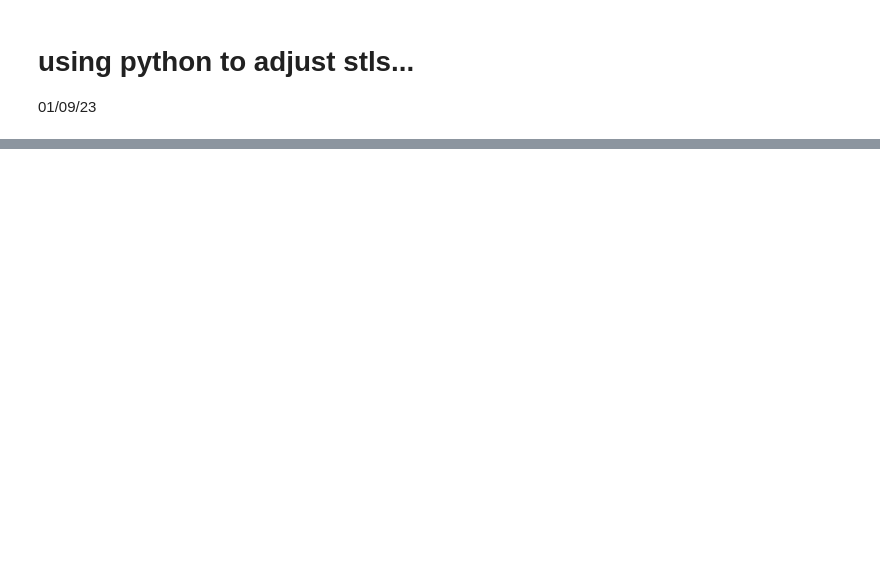
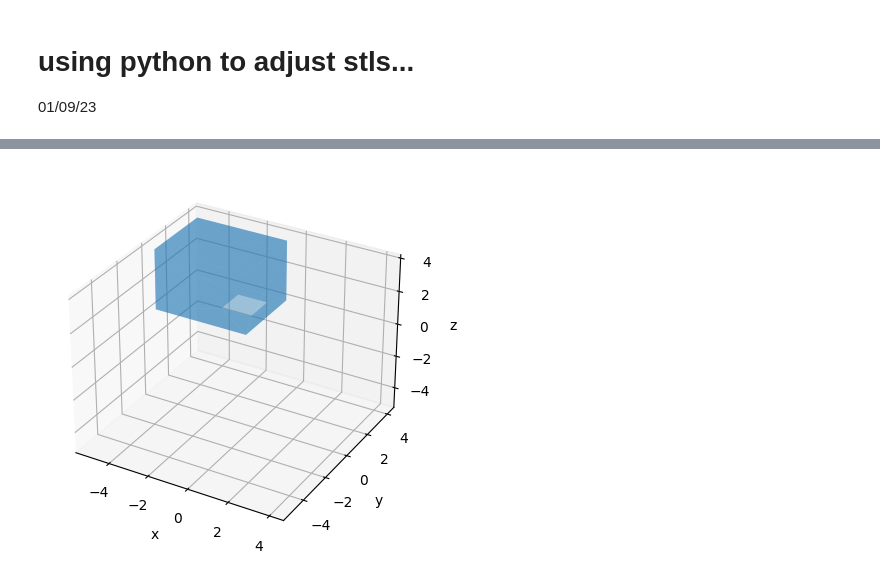
Before and after one commit to juliet29/openfoam2012_projects, a Jupyter notebook: _python_scripts/stl_adjust.ipynb, the cells around one changed output, grey strips where cells are left out. Saved outputs shown, nothing was run; the diff lists cells and outputs as text; code cells hidden in the pictures; blank space fills up the shorter version.

```diff
--- a/_python_scripts/stl_adjust.ipynb
+++ b/_python_scripts/stl_adjust.ipynb
@@ -26,0 +43,5 @@ pyplot.show()
+# %%
+m1.rotate([0, 1, 0], math.radians(180))
+plot_mesh(m1)
+# %% [output]
+[figure, added]
```
Also changed, not shown: parts of 7 cells of this notebook, 1 other file.
